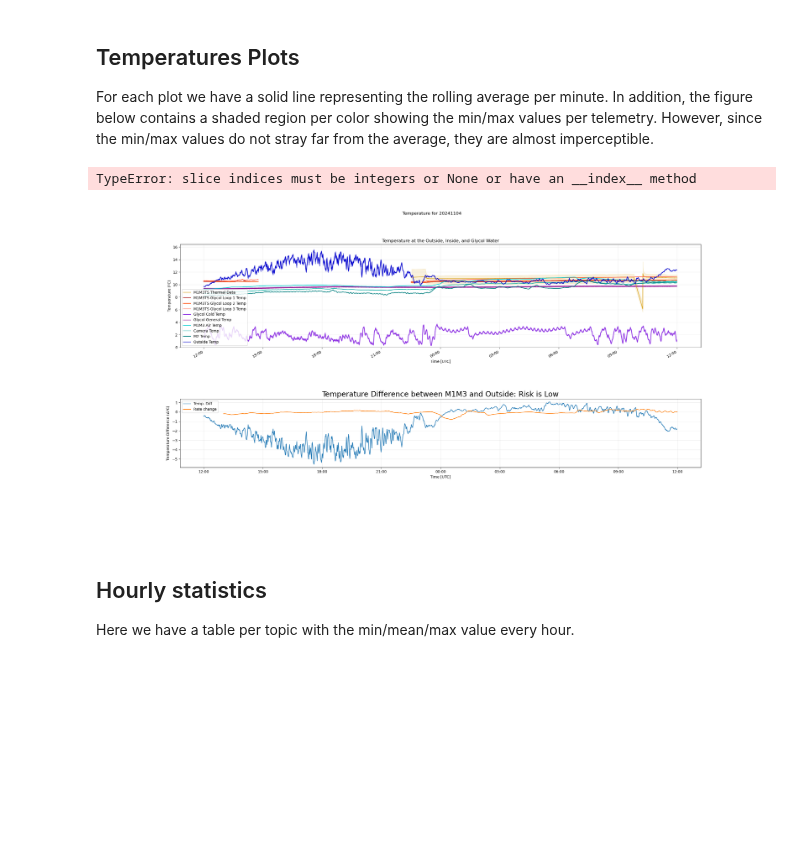
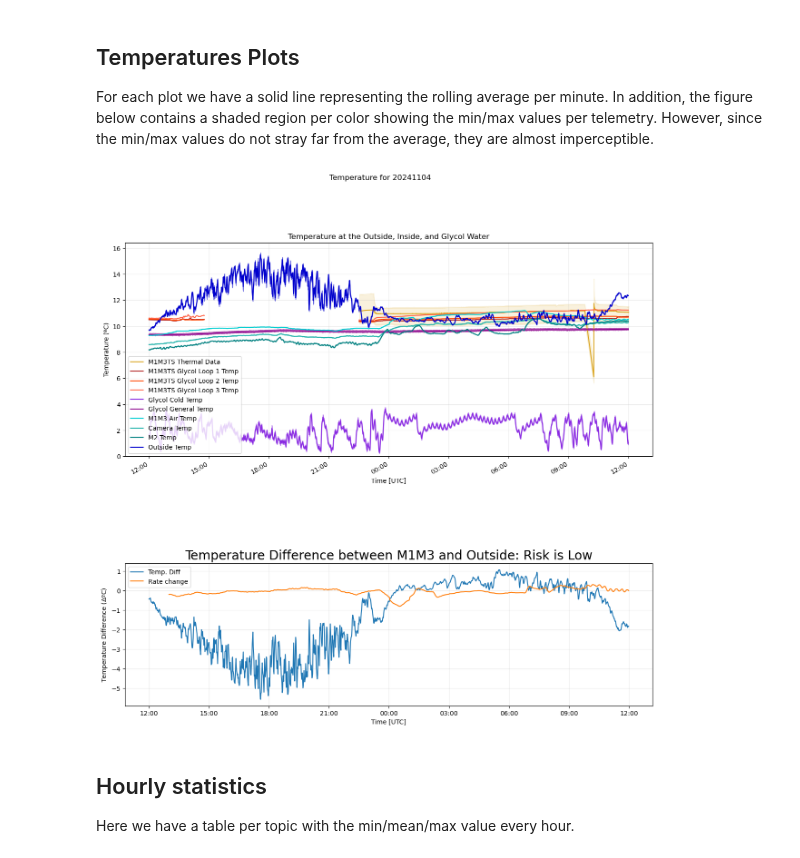
Before and after one commit to lsst-sitcom/reports-performance-summary, a Jupyter notebook: sst/nights/facilities_temperatures_reports.ipynb, the cells around one changed output. Saved outputs shown, nothing was run; the diff lists cells and outputs as text; code cells hidden in the pictures; blank space fills up the shorter version.

```diff
--- a/sst/nights/facilities_temperatures_reports.ipynb
+++ b/sst/nights/facilities_temperatures_reports.ipynb
@@ -423,12 +423,10 @@ def evaluate_data(m1m3_temp_df, outside_temp_df):
     temp_diff = m1m3_temp(m1m3_time) - outside_temp(m1m3_time)
 
     # Calculate the hourly rate of change
-    # need to determine how many periods makes up an hour
     total_time = m1m3_temp_df.index[-1] - m1m3_temp_df.index[0]
     spacing = total_time/len(m1m3_temp_df)
     period = pd.Timedelta(hours=1)/spacing
-
-    prev_temp = m1m3_temp_df.shift(periods=np.floor(period))
+    prev_temp = m1m3_temp_df.shift(periods=int(period))
     hour_time_change = prev_temp['mean']-m1m3_temp_df['mean']
 
     # Evaluate the Risk
@@ -447,12 +445,9 @@ def evaluate_data(m1m3_temp_df, outside_temp_df):
         risk2 = 2
     return m1m3_temp_df.index, list(temp_diff), list(hour_time_change), max(risk, risk2)
 time_plot, temp_diff, rate_change, risk = evaluate_data(df_m1m3, df_outside)
-# %% [output]
-TypeError: slice indices must be integers or None or have an __index__ method
 # %%
 #%matplotlib widget
 
-fig.clear()
 fig = plt.figure(figsize=(15,15), num=f"temperatures_{day_obs}")
 gs = fig.add_gridspec(2, 1, hspace=0.6, height_ratios=[6,4])
 ax = fig.add_subplot(gs[0])
@@ -472,34 +467,34 @@ plot_temperature(ax, df_outside, label="Outside Temp", color="mediumblue")
 # add_plot(ax, df_inside, label="Inside Temp", color="brown")
 
 fig.suptitle(f"Temperature for {day_obs}")
 fig.autofmt_xdate()
 
 ax.grid(":", alpha=0.25)
 ax.legend(loc="lower left")
 ax.set_title("Temperature at the Outside, Inside, and Glycol Water")
 ax.set_xlabel('Time [UTC]')
 ax.set_ylabel('Temperature (ºC)')
 ax.xaxis.set_major_formatter(plt.matplotlib.dates.DateFormatter('%H:%M'))
 y_min, ymax = ax.get_ylim()
 ax.set_ylim(max(0, y_min), ymax)
 
 ## Get evaluation data
 risk_label = {0:'Low', 1:'Warning', 2:'Critical'}
 time_plot, temp_diff, rate_change, risk = evaluate_data(df_m1m3, df_outside)
 ax2 = fig.add_subplot(gs[1])
 ax2.grid(":", alpha=0.25)
 ax2.plot(time_plot, temp_diff, label='Temp. Diff')
 ax2.plot(time_plot, rate_change, label='Rate change')
 ax2.xaxis.set_major_formatter(plt.matplotlib.dates.DateFormatter('%H:%M'))
 ax2.set_xlabel('Time [UTC]')
 ax2.set_ylabel('Temperature Difference ($\Delta$ºC)')
 ax2.set_title(f"Temperature Difference between M1M3 and Outside: Risk is {risk_label[risk]}", fontsize=20)
 ax2.legend()
 
 plt.savefig(f"./plots/temperature_outside_{day_obs}.png")
 plt.show()
 # %% [output]
-[figure, old version]
+[figure, new version]
 # %% [markdown]
 ## Hourly statistics
 
```
